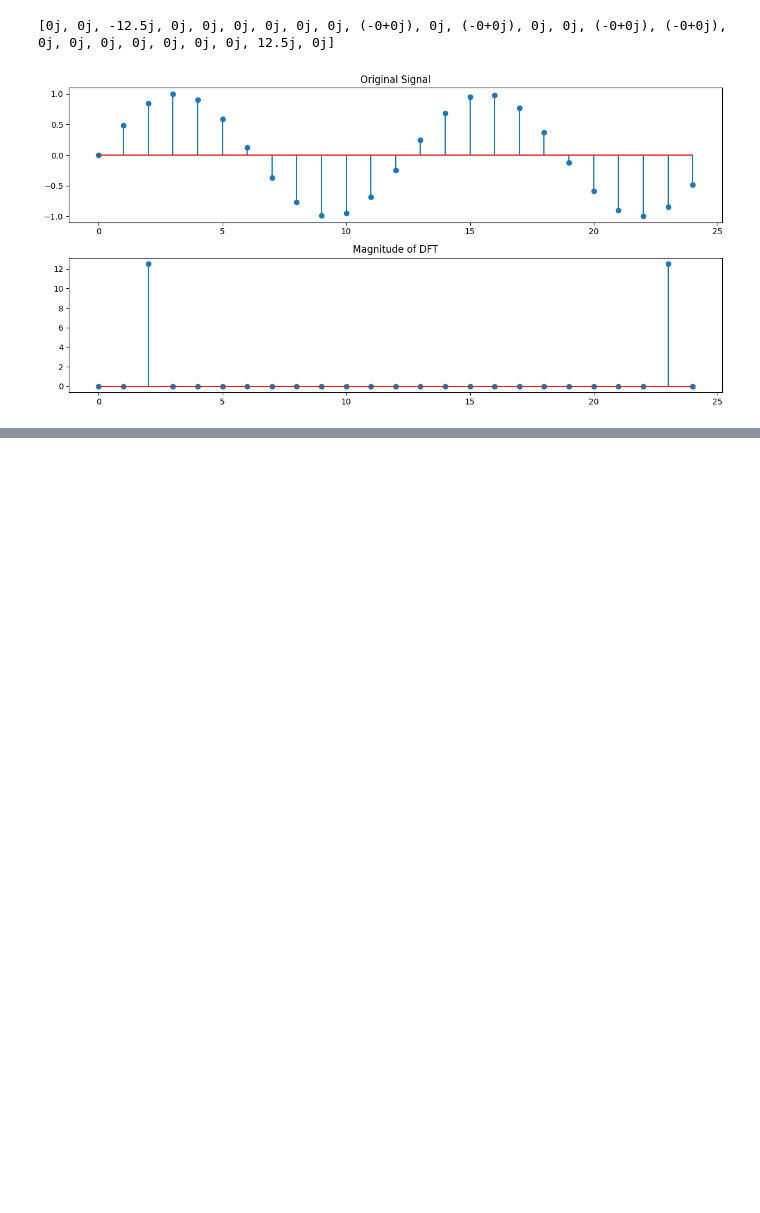
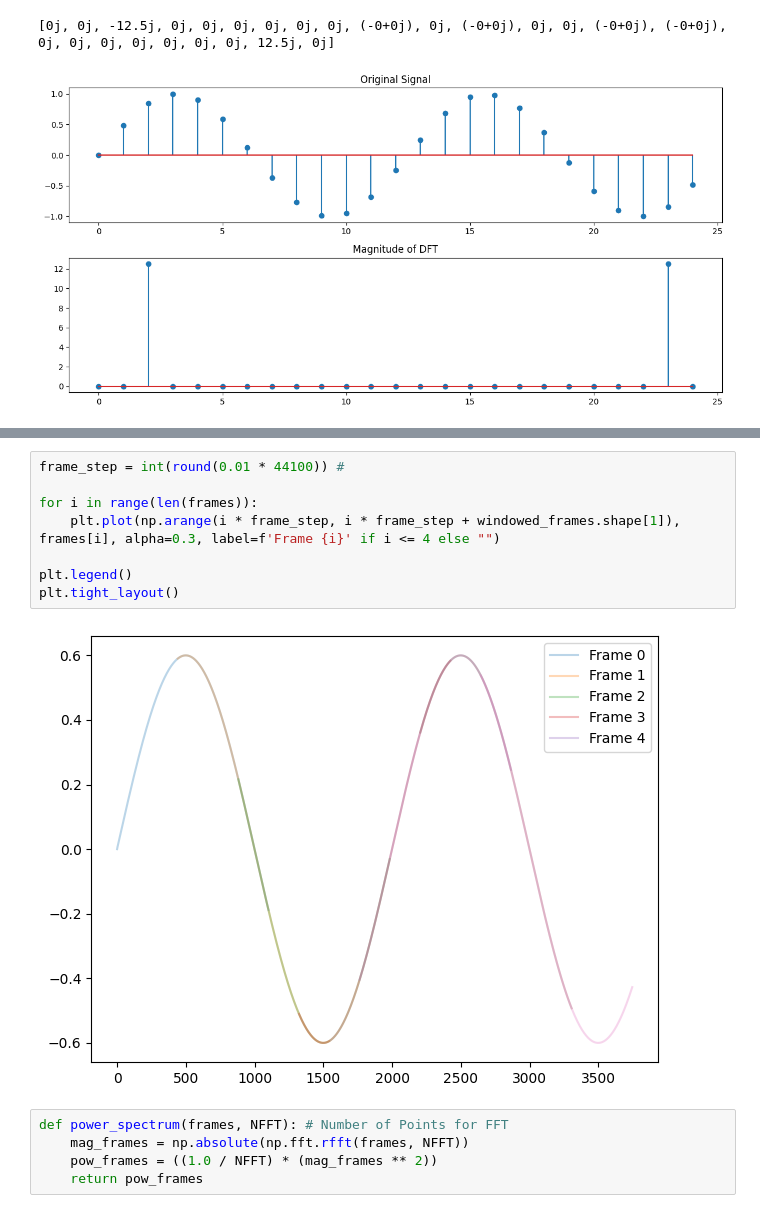
Before and after one commit to wlinds/SignalProcessing, a Jupyter notebook: dft_from_scratch.ipynb, the cells around one changed output, grey strips where cells are left out. Saved outputs shown, nothing was run; the diff lists cells and outputs as text; blank space fills up the shorter version.

```diff
--- a/dft_from_scratch.ipynb
+++ b/dft_from_scratch.ipynb
@@ -81,0 +223,15 @@ plt.show()
+# %%
+frame_step = int(round(0.01 * 44100)) #
+
+for i in range(len(frames)):
+    plt.plot(np.arange(i * frame_step, i * frame_step + windowed_frames.shape[1]), frames[i], alpha=0.3, label=f'Frame {i}' if i <= 4 else "")
+
+plt.legend()
+plt.tight_layout()
+# %% [output]
+[figure, added]
+# %%
+def power_spectrum(frames, NFFT): # Number of Points for FFT
+    mag_frames = np.absolute(np.fft.rfft(frames, NFFT))
+    pow_frames = ((1.0 / NFFT) * (mag_frames ** 2))
+    return pow_frames
```
Also changed, not shown: parts of 31 cells of this notebook.
